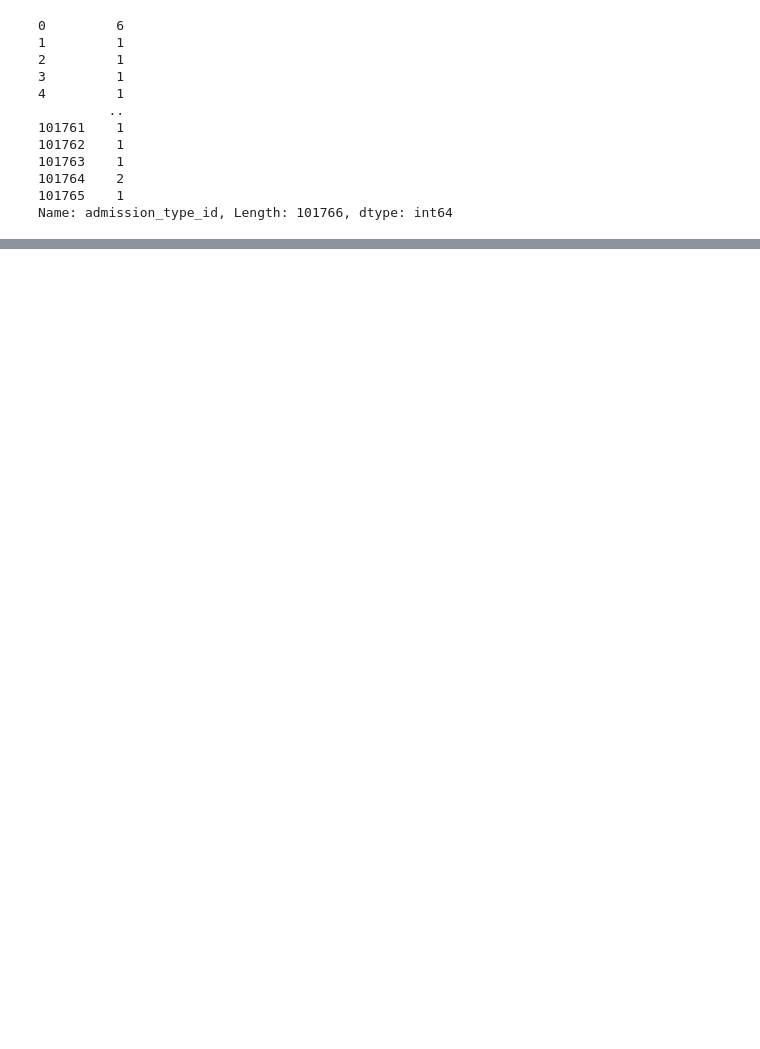
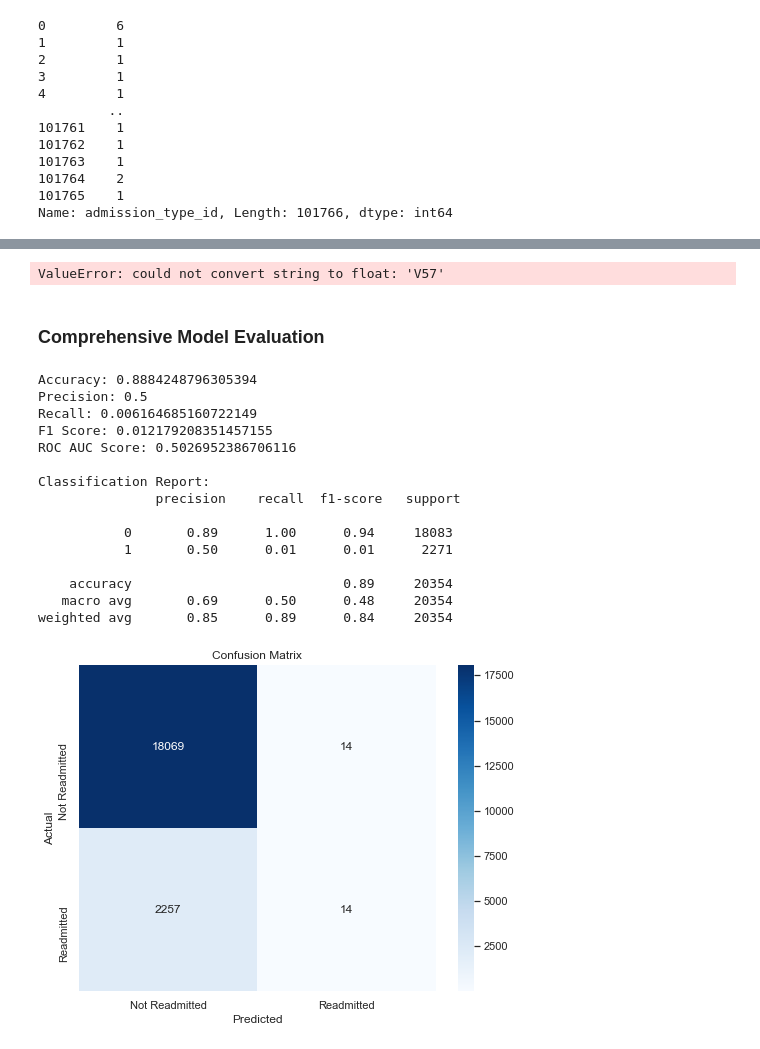
Before and after one commit to RaphaelMuthenya/diabetes-readmissions-ML, a Jupyter notebook: Diabetes-Readmission/diabetes-ml.ipynb, the cells around one changed output, grey strips where cells are left out. Saved outputs shown, nothing was run; the diff lists cells and outputs as text; code cells hidden in the pictures; blank space fills up the shorter version.

```diff
--- a/Diabetes-Readmission/diabetes-ml.ipynb
+++ b/Diabetes-Readmission/diabetes-ml.ipynb
@@ -428,0 +573,7 @@ Name: admission_type_id, Length: 101766, dtype: int64
+# %%
+from sklearn.model_selection import train_test_split
+
+X = diabetes.drop(['readmit_30'], axis=1)
+y = diabetes['readmit_30']
+
+X_train, X_test, y_train, y_test = train_test_split(X, y, test_size=0.2, random_state=42, stratify=y)
@@ -428,0 +587,33 @@ Name: admission_type_id, Length: 101766, dtype: int64
+# %%
+
+from sklearn.linear_model import LogisticRegression
+from sklearn.metrics import classification_report, confusion_matrix
+
+# Initialize the Logistic Regression model
+logreg = LogisticRegression(max_iter=1000, random_state=42)
+
+# Fit the model
+logreg.fit(X_train, y_train)
+
+# Make predictions
+y_pred = logreg.predict(X_test)
+
+# Evaluate the model
+print(classification_report(y_test, y_pred))
+cm = confusion_matrix(y_test, y_pred)
+plt.figure(figsize=(8, 6))
+sns.heatmap(cm, annot=True, fmt='d', cmap='Blues', xticklabels=['Not Readmitted', 'Readmitted'], yticklabels=['Not Readmitted', 'Readmitted'])
+plt.title('Confusion Matrix')
+plt.xlabel('Predicted')
+plt.ylabel('Actual')
+plt.show()
+
+# Optional: Feature importance (coefficients)
+importance_df = pd.DataFrame({
+    'Feature': X.columns,
+    'Coefficient': logreg.coef_[0]
+}).sort_values(by='Coefficient', key=abs, ascending=False)
+print(importance_df.head(10))
+# ...existing code...
+# %% [output]
+ValueError: could not convert string to float: 'V57'
@@ -428,0 +657,39 @@ Name: admission_type_id, Length: 101766, dtype: int64
+# %% [markdown]
+### Comprehensive Model Evaluation
+# %%
+# Model evaluation metrics
+def evaluate_model(y_true, y_pred):
+    print("Accuracy:", accuracy_score(y_true, y_pred))
+    print("Precision:", precision_score(y_true, y_pred))
+    print("Recall:", recall_score(y_true, y_pred))
+    print("F1 Score:", f1_score(y_true, y_pred))
+    print("ROC AUC Score:", roc_auc_score(y_true, y_pred))
+
+    print("\nClassification Report:\n", classification_report(y_true, y_pred))
+
+    cm = confusion_matrix(y_true, y_pred)
+    plt.figure(figsize=(8, 6))
+    sns.heatmap(cm, annot=True, fmt='d', cmap='Blues', xticklabels=['Not Readmitted', 'Readmitted'], yticklabels=['Not Readmitted', 'Readmitted'])
+    plt.title('Confusion Matrix')
+    plt.xlabel('Predicted')
+    plt.ylabel('Actual')
+    plt.show()
+# Evaluate the model
+evaluate_model(y_test, y_pred)
+# %% [output]
+Accuracy: 0.8884248796305394
+Precision: 0.5
+Recall: 0.006164685160722149
+F1 Score: 0.012179208351457155
+ROC AUC Score: 0.5026952386706116
+
+Classification Report:
+               precision    recall  f1-score   support
+
+           0       0.89      1.00      0.94     18083
+           1       0.50      0.01      0.01      2271
+
+    accuracy                           0.89     20354
+   macro avg       0.69      0.50      0.48     20354
+weighted avg       0.85      0.89      0.84     20354
+[figure, added]
```
Also changed, not shown: parts of 45 cells of this notebook.
